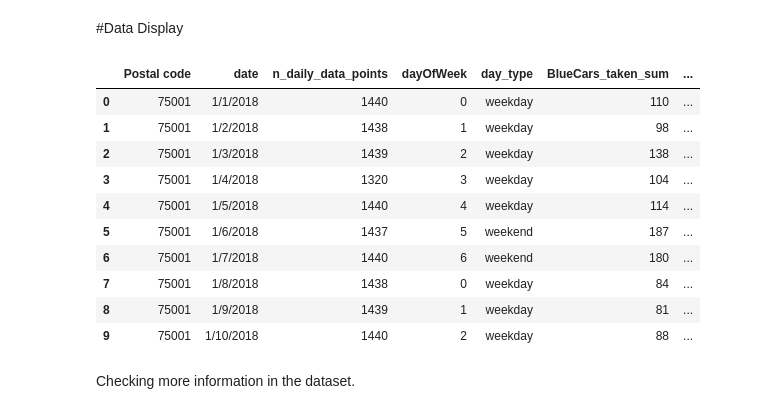
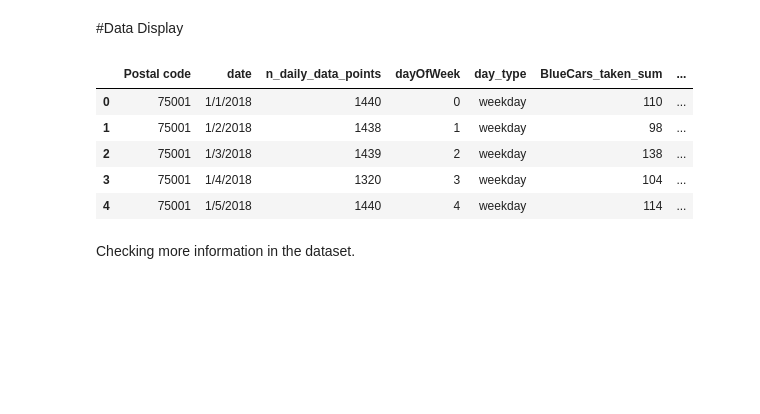
Before and after one commit to theBuluku/The-Autolib-Super-Project, a Jupyter notebook: The_Autolib_Super_Project.ipynb, the cells around one changed output. Saved outputs shown, nothing was run; the diff lists cells and outputs as text; code cells hidden in the pictures; blank space fills up the shorter version.

```diff
--- a/The_Autolib_Super_Project.ipynb
+++ b/The_Autolib_Super_Project.ipynb
@@ -20,21 +26,16 @@ H1-Friday is not the busiest day of the week
 # %%
 #Importing/loading our data through the url method.
 #Loading my dataset for analysis
 url='http://bit.ly/DSCoreAutolibDataset'
 autolib_dataset= pd.read_csv('http://bit.ly/DSCoreAutolibDataset')
-autolib_dataset.head(10)
+autolib_dataset.head(5)
 # %% [output]
 |  | Postal code | date | n_daily_data_points | dayOfWeek | day_type | BlueCars_taken_sum | ... |
 | 0 | 75001 | 1/1/2018 | 1440 | 0 | weekday | 110 | ... |
 | 1 | 75001 | 1/2/2018 | 1438 | 1 | weekday | 98 | ... |
 | 2 | 75001 | 1/3/2018 | 1439 | 2 | weekday | 138 | ... |
 | 3 | 75001 | 1/4/2018 | 1320 | 3 | weekday | 104 | ... |
 | 4 | 75001 | 1/5/2018 | 1440 | 4 | weekday | 114 | ... |
-| 5 | 75001 | 1/6/2018 | 1437 | 5 | weekend | 187 | ... |
-| 6 | 75001 | 1/7/2018 | 1440 | 6 | weekend | 180 | ... |
-| 7 | 75001 | 1/8/2018 | 1438 | 0 | weekday | 84 | ... |
-| 8 | 75001 | 1/9/2018 | 1439 | 1 | weekday | 81 | ... |
-| 9 | 75001 | 1/10/2018 | 1440 | 2 | weekday | 88 | ... |
 # %% [markdown]
 Checking more information in the dataset.
 # %%
```
Also changed, not shown: parts of 26 cells of this notebook.
